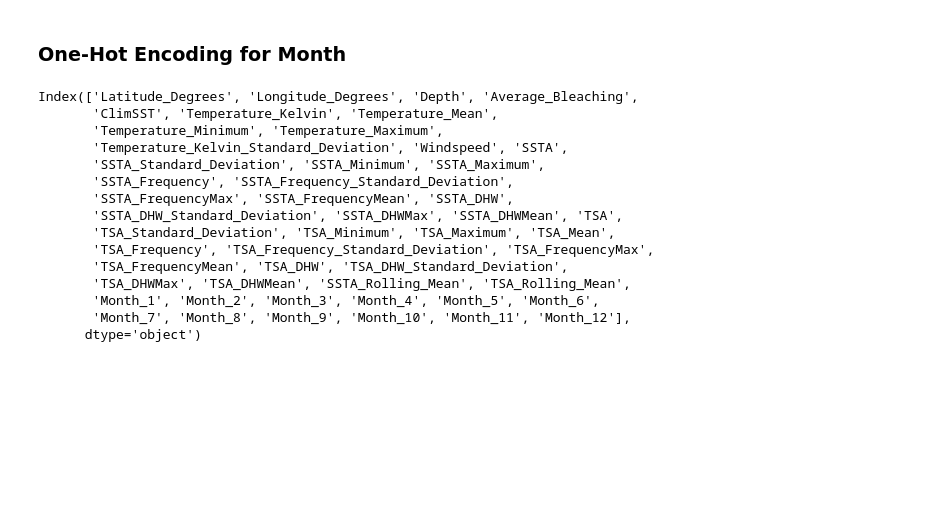
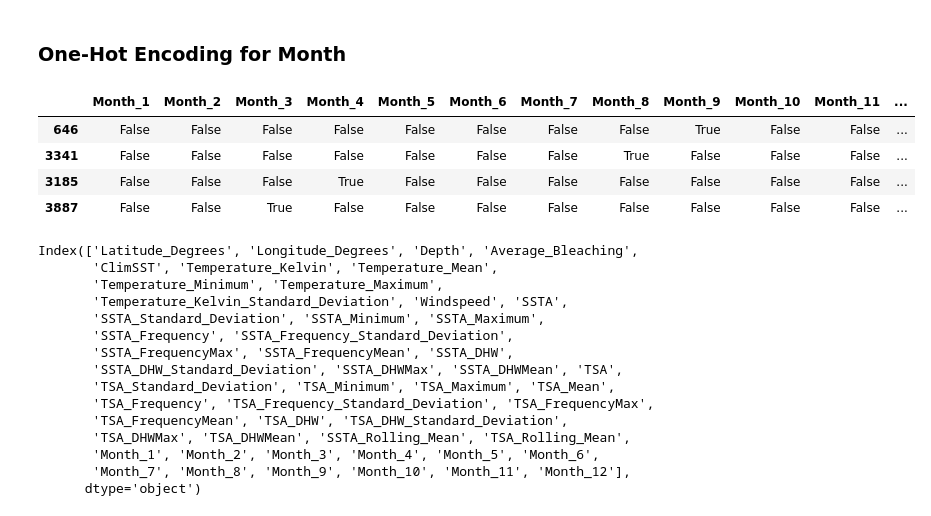
Before and after one commit to kawincnj/Bleached-coral, a Jupyter notebook: start101/implement_02/oneHot.ipynb, the cells around one changed output. Cells and saved outputs as stored; diff of their text form; code cells hidden in the pictures; blank space fills up the shorter version.

```diff
--- a/start101/implement_02/oneHot.ipynb
+++ b/start101/implement_02/oneHot.ipynb
@@ -17,3 +17,6 @@ month_dummies = pd.get_dummies(df['Month'], prefix='Month', drop_first=False)
 df = pd.concat([df, month_dummies], axis=1)
 df = df.drop(columns=['Month', 'Date', 'Year'])
 df.drop(columns=['Month_sin', 'Month_cos'], inplace=True)
+# %%
+month_feature = df[['Month_1', 'Month_2', 'Month_3', 'Month_4', 'Month_5', 'Month_6',
+       'Month_7', 'Month_8', 'Month_9', 'Month_10', 'Month_11', 'Month_12']].copy()
@@ -20,3 +26,11 @@ df.drop(columns=['Month_sin', 'Month_cos'], inplace=True)
+# %%
+month_feature.sample(4)
+# %% [output]
+|  | Month_1 | Month_2 | Month_3 | Month_4 | Month_5 | Month_6 | Month_7 | Month_8 | Month_9 | Month_10 | Month_11 | ... |
+| 646 | False | False | False | False | False | False | False | False | True | False | False | ... |
+| 3341 | False | False | False | False | False | False | False | True | False | False | False | ... |
+| 3185 | False | False | False | True | False | False | False | False | False | False | False | ... |
+| 3887 | False | False | True | False | False | False | False | False | False | False | False | ... |
 # %%
 df.columns
 # %% [output]
```
Also changed, not shown: parts of 8 cells of this notebook, 13 other files.
